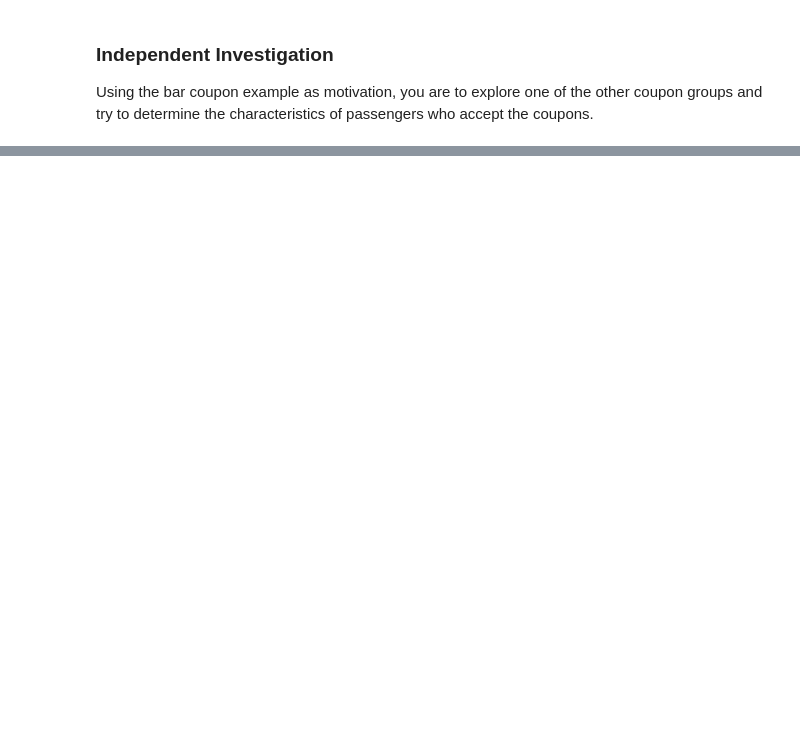
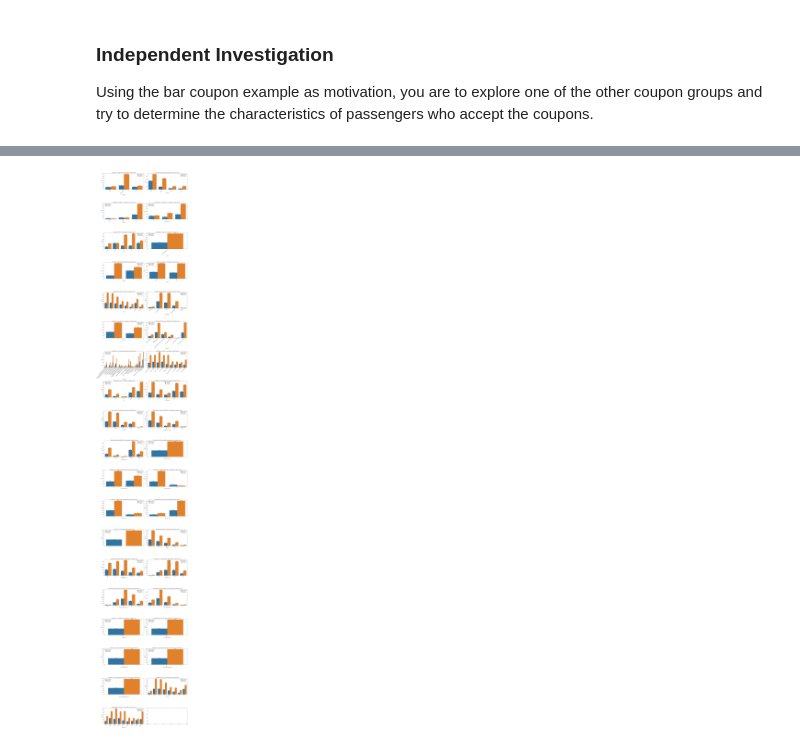
Before and after one commit to nscys2025/B-AIML-PracticalApplication1, a Jupyter notebook: prompt.ipynb, the cells around one changed output, grey strips where cells are left out. Saved outputs shown, nothing was run; the diff lists cells and outputs as text; code cells hidden in the pictures; blank space fills up the shorter version.

```diff
--- a/prompt.ipynb
+++ b/prompt.ipynb
@@ -493,0 +598,40 @@ Using the bar coupon example as motivation, you are to explore one of the other
+# %%
+#Let's see if the other fields have any correlation to the coupon acceptance rate for RestaurantLessThan20 first.
+
+#All drivers with cheap restaurant coupon
+df_rest20 = data_mod[data_mod['coupon'] == 'RestaurantLessThan20']
+#print(df_rest20.shape)
+
+# Get all columns for counter bar ploting
+cat_cols = df_rest20.select_dtypes(include=['object', 'category', 'Int64', 'Float64', 'bool']).columns
+#print(cat_cols)
+
+import math
+
+fig, axes = plt.subplots(math.ceil(cat_cols.size / 2), 2, figsize=(20, 120))
+axes = axes.ravel()
+
+#dynamically draw counter bar plots for categorical data to see acceptance vs rejects
+for idx, col in enumerate(cat_cols):
+
+    ax = sns.countplot(
+        data=df_rest20,
+        x=col,
+        ax=axes[idx],
+        hue='Y',
+        order=df_rest20[col].value_counts().index.sort_values()
+    )
+
+    ax.legend(title="Coupon Acceptance", labels=['Rejected', 'Accepted'])
+    plt.sca(axes[idx])
+    plt.xticks(rotation=45, ha='right')
+    axes[idx].set_title(f'Distribution of "{col}" and Acceptance vs Reject Counts')
+
+    for container in ax.containers:
+        ax.bar_label(container)
+
+
+plt.tight_layout()
+plt.show()
+# %% [output]
+[figure, added]
```
Also changed, not shown: parts of 16 cells of this notebook.
